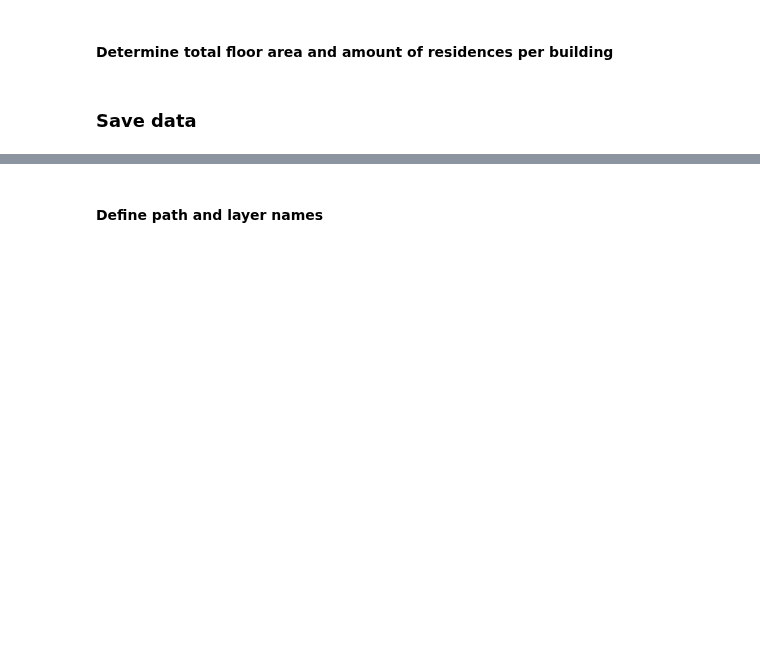
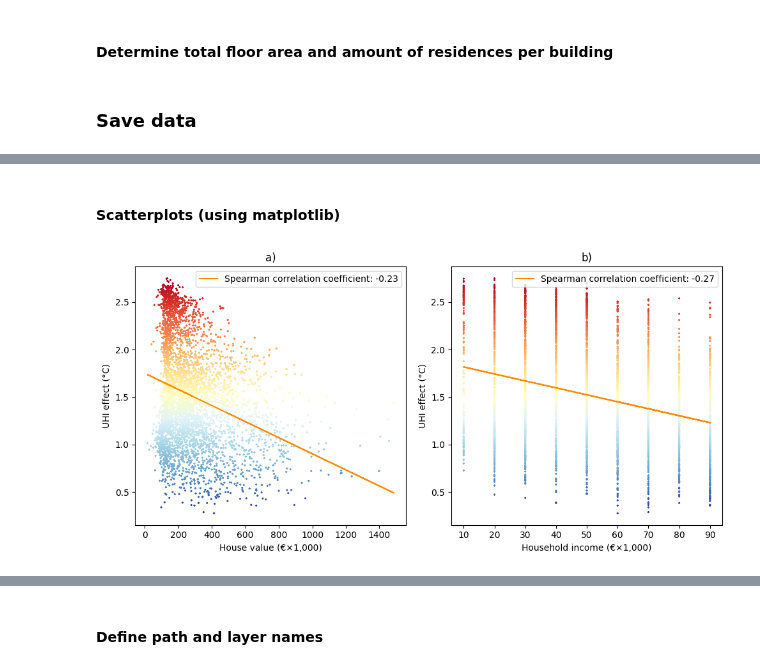
Before and after one commit to simonvanlierde/msc-thesis-ie, a Jupyter notebook: gis.ipynb, the cells around one changed output, grey strips where cells are left out. Cells and saved outputs as stored; diff of their text form; code cells hidden in the pictures; blank space fills up the shorter version.

```diff
--- a/gis.ipynb
+++ b/gis.ipynb
@@ -378,0 +544,48 @@ bag_buildings.to_file(BAG_BUILDINGS_WITH_RESIDENCE_DATA_OUTPUT_PATH, layer=BAG_B
+# %% [markdown]
+#### Scatterplots (using matplotlib)
+# %%
+# Create a figure with two subplots
+fig, axes = plt.subplots(1, 2, figsize=(10, 5))
+
+# Plot the mean house value vs. the mean UHI effect
+x1 = census_blocks_subset["house_value_mean_1000_eur"]
+y1 = census_blocks_subset["UHI_effect_mean_C"]
+axes[0].scatter(x1, y1, marker="x", s=2, c=y1, cmap="RdYlBu_r")
+
+# Fit and plot a linear regression line
+coeff1 = np.polyfit(x1, y1, 1)
+line1 = coeff1[0] * x1 + coeff1[1]
+axes[0].plot(x1, line1, color="darkorange", label=f"Spearman correlation coefficient: {corr_house_value:.2f}")
+
+# Customize subplot 0
+axes[0].set_title("a)")
+axes[0].set_xlabel("House value (€×1,000)")
+axes[0].set_ylabel("UHI effect (°C)")
+axes[0].legend()
+
+# Plot the median household income vs. the mean UHI effect
+x2 = census_blocks_subset["household_income_median_1000_eur"]
+y2 = census_blocks_subset["UHI_effect_mean_C"]
+axes[1].scatter(x2, y2, marker="x", s=2, c=y2, cmap="RdYlBu_r")
+
+# Fit and plot a linear regression line
+coeff2 = np.polyfit(x2, y2, 1)
+line2 = coeff2[0] * x2 + coeff2[1]
+axes[1].plot(x2, line2, color="darkorange", label=f"Spearman correlation coefficient: {corr_income:.2f}")
+
+# Customize subplot 1
+axes[1].set_title("b)")
+axes[1].set_xlabel("Household income (€×1,000)")
+axes[1].set_ylabel("UHI effect (°C)")
+axes[1].legend(loc="upper right")
+
+# Adjust layout
+plt.tight_layout()
+
+# Save the plot as an image
+plt.savefig(f"data/output/images/GIS/economic_status_vs_UHI_scatter_census_blocks_100m.png", dpi=300, bbox_inches="tight")
+
+# Show the plot
+plt.show()
+# %% [output]
+[figure, added]
```
Also changed, not shown: parts of 40 cells of this notebook, 2 other files.
